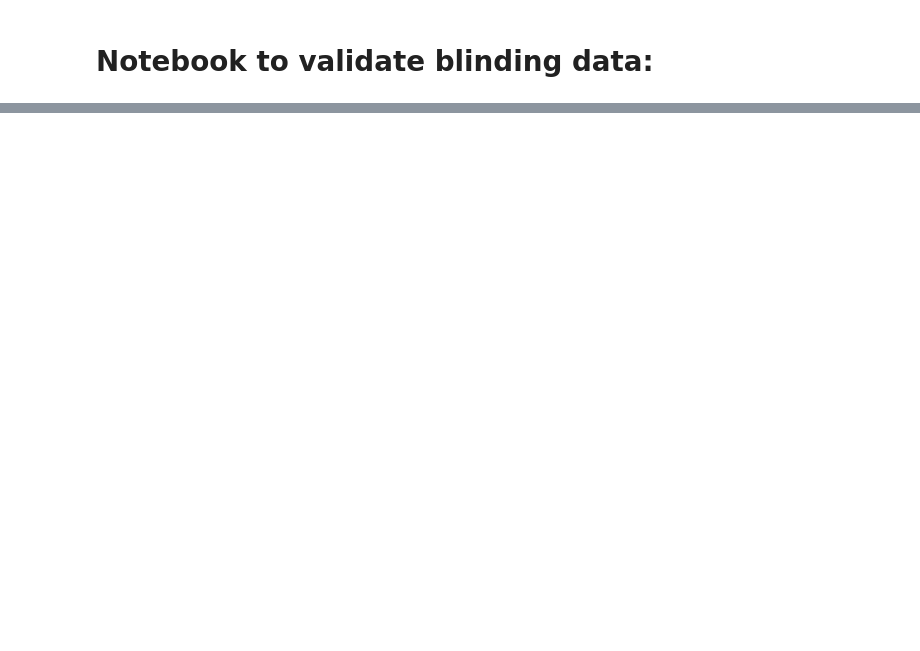
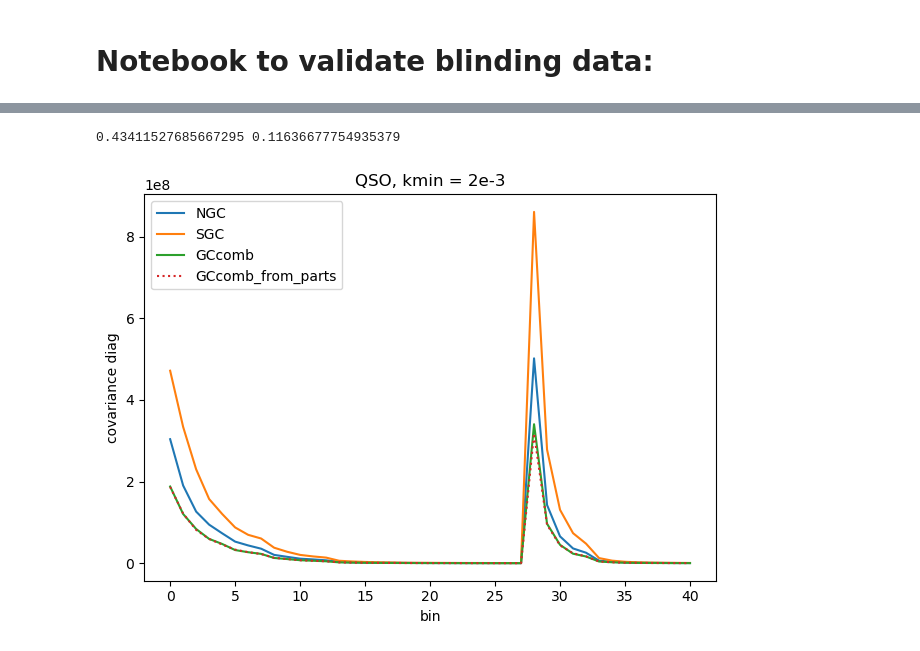
Before and after one commit to AlbertoRosado1/cai-dr2-clustering-products, a Jupyter notebook: local_png/validation_data_blinded.ipynb, the cells around one changed output, grey strips where cells are left out. Saved outputs shown, nothing was run; the diff lists cells and outputs as text; code cells hidden in the pictures; blank space fills up the shorter version.

```diff
--- a/local_png/validation_data_blinded.ipynb
+++ b/local_png/validation_data_blinded.ipynb
@@ -292,23 +326,28 @@ kwargs = {'LRG_cross_ell0.b1': 2.15, 'ELG_cross_ell0.b1': 1.2}
 
 regions = ['SGC', 'NGC', 'GCcomb']
 
-kmins = [1e-3, 2e-3, 3e-3, 4e-3, 5e-3, 6e-3, 7e-3, 8e-3, 9e-3]
+#regions = ['NGC']
 
-for region in regions[-1:]:
+kmins = [2e-3, 3e-3, 5e-3, 7e-3, 1e-2]
+
+kmax = 0.08
+
+liks = liks if 'liks' in vars() else {}
+profs = profs if 'profs' in vars() else {}
+for region in regions:
     for tracer in ['QSO']:
         short_tracer = tracer.replace('_zcmb', '').replace('notqso', '')
 
         for kmin in kmins:
 
-            pp = pks[region][tracer].select(k=(kmin, 0.2))
+            pp = pks[region][tracer].select(k=(kmin, kmax))
             ww = windows[region][tracer].at.observable.match(pp)
             mm = [mock.match(pp) for mock in mocks[region][tracer]]
 
-            obs, lik = get_observable_and_likelihood(pp, ww, mm, short_tracer, zeffs[region], nickname=short_tracer, engine='camb', **kwargs)
-            tmp = run_profiler(lik)
-            print(region, kmin, tmp.profiles.to_stats(tablefmt="pretty"))
-
-            if kmin in kmins[::2]: plot_observables({short_tracer: obs})
-
+            obs, liks[(tracer, region, kmin)] = get_observable_and_likelihood(pp, ww, mm, short_tracer, zeffs[region],
+                                                                              fix_fnl=False, nickname=short_tracer, engine='camb', **kwargs)
+            profs[(tracer, region, kmin)] = run_profiler(liks[(tracer, region, kmin)])
+            #print(region, kmin, profs[(tracer, region, kmin)].profiles.to_stats(tablefmt="pretty"))
+            #if kmin in kmins[::2]: plot_observables({short_tracer: obs})
 
 logging.getLogger().setLevel(logging.INFO)
@@ -541,0 +360,25 @@ GCcomb 0.009 +-------------------------------------+--------+---------+-------+
+# %%
+factor_NGC = (pks['NGC']['QSO'].get(0).norm**2 / (pks['NGC']['QSO'].get(0).norm + pks['SGC']['QSO'].get(0).norm)**2)[0]
+factor_SGC = (pks['SGC']['QSO'].get(0).norm**2 / (pks['NGC']['QSO'].get(0).norm + pks['SGC']['QSO'].get(0).norm)**2)[0]
+
+print(factor_NGC, factor_SGC)
+
+diag_NGC = np.diag(liks[('QSO', 'NGC', 2e-3)].covariance.value())
+diag_SGC = np.diag(liks[('QSO', 'SGC', 2e-3)].covariance.value())
+diag_GCcomb = np.diag(liks[('QSO', 'GCcomb', 2e-3)].covariance.value())
+diag_GCcomb_from_parts = factor_NGC * diag_NGC + factor_SGC * diag_SGC
+
+plt.plot(diag_NGC, label='NGC')
+plt.plot(diag_SGC, label='SGC')
+plt.plot(diag_GCcomb, label='GCcomb')
+plt.plot(diag_GCcomb_from_parts, ls=':', label='GCcomb_from_parts')
+
+plt.legend()
+plt.xlabel('bin')
+plt.ylabel('covariance diag')
+plt.title('QSO, kmin = 2e-3')
+plt.tight_layout()
+plt.show()
+# %% [output]
+0.43411527685667295 0.11636677754935379
+[figure, added]
```
Also changed, not shown: parts of 20 cells of this notebook, 3 other files.
